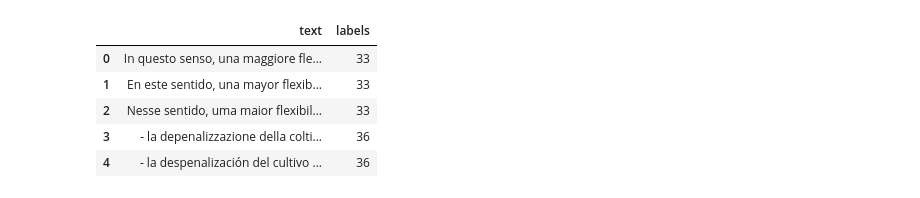
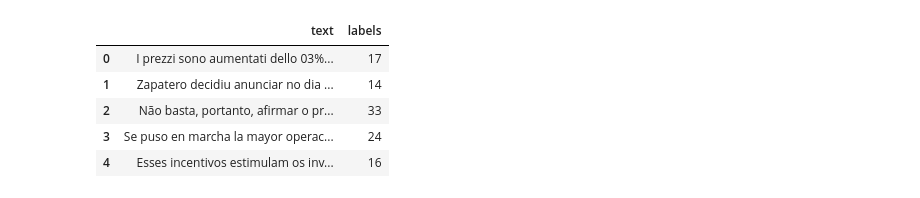
Before and after one commit to Kronostheus/Thesis, a Jupyter notebook: Notebooks/CLASS_BERT.ipynb, the cells around one changed output. Saved outputs shown, nothing was run; the diff lists cells and outputs as text; code cells hidden in the pictures.

```diff
--- a/Notebooks/CLASS_BERT.ipynb
+++ b/Notebooks/CLASS_BERT.ipynb
@@ -35,17 +43,17 @@ from simpletransformers.classification import ClassificationModel
 # %%
 le = LabelEncoder()
 # %%
-# train = pd.read_csv('drive/My Drive/data-class/train.csv', names=['text', 'Code', 'country'], header=0)
-train = pd.read_csv('drive/My Drive/data-class/train_translated.csv', names=['text', 'Code'], header=0)
-# train['tmp'] = train.Code.apply(lambda x: int(x) // 100)
-# train["labels"] = le.fit_transform(train.tmp)
-train["labels"] = le.fit_transform(train.Code)
+#train = pd.read_csv('drive/My Drive/data-class/train.csv', names=['text', 'Code', 'country'], header=0)
+train = pd.read_csv('drive/My Drive/data-class/train_combinations.csv', names=['text', 'Code'], header=0)
+le.fit(train.Code)
+train["labels"] = le.transform(train.Code)
+train = train.sample(frac=1, random_state=42).reset_index()
 train_df = train[["text", "labels"]]
 train_df.head(5)
 # %% [output]
 |  | text | labels |
-| 0 | In questo senso, una maggiore fle... | 33 |
-| 1 | En este sentido, una mayor flexib... | 33 |
-| 2 | Nesse sentido, uma maior flexibil... | 33 |
-| 3 | - la depenalizzazione della colti... | 36 |
-| 4 | - la despenalización del cultivo ... | 36 |
+| 0 | I prezzi sono aumentati dello 03%... | 17 |
+| 1 | Zapatero decidiu anunciar no dia ... | 14 |
+| 2 | Não basta, portanto, afirmar o pr... | 33 |
+| 3 | Se puso en marcha la mayor operac... | 24 |
+| 4 | Esses incentivos estimulam os inv... | 16 |
```
Also changed, not shown: parts of 23 cells of this notebook, 4 other files.
